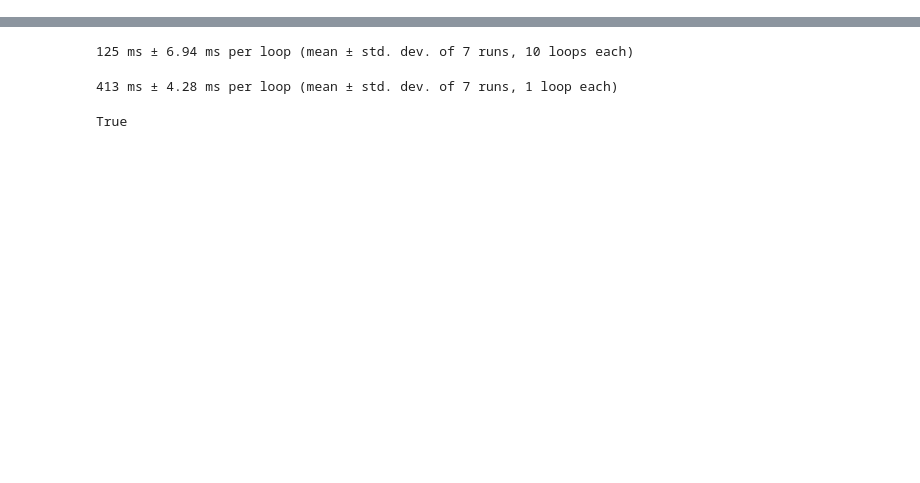
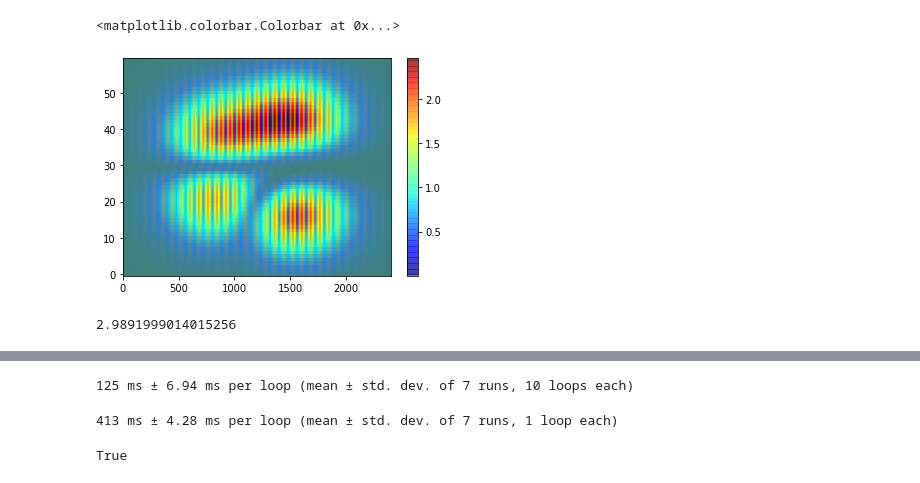
Before and after one commit to ekonyagin/wave_propagation, a Jupyter notebook: OAM-VTK.ipynb, the cells around one changed output, grey strips where cells are left out. Cells and saved outputs as stored; diff of their text form; code cells hidden in the pictures; blank space fills up the shorter version.

Commit message:
added 2nd source, experiments w/different LG_modes, minor fixes of LG_mode (eliminated 1/w multiplier)

```diff
--- a/OAM-VTK.ipynb
+++ b/OAM-VTK.ipynb
@@ -92,7 +98,8 @@ def LG_mode_accelerated(mode_params_m,
     chi = np.arctan(z/ZR)
 
 
-    toret = 1/np.sqrt(w)*(r*np.sqrt(2)/w)**np.abs(m)
+    #toret = 1/np.sqrt(w)*(r*np.sqrt(2)/w)**np.abs(m)
+    toret = (r*np.sqrt(2)/w)**np.abs(m)
 
     exp_factor = np.exp(-1j*r_sq*z/2/(ZR_sq+z_sq) + 1j*m*phi -z_sq/2/tau**2 + \
                         1j*Mp*z -1j*(2*p+np.abs(m)+1)*chi-r_sq/w_sq)
@@ -114,8 +121,8 @@ def LG_mode_fast(mode_params, tau, r, phi, z):
 
 
 
-mode_1 = mode_params(1., 0, 0, 1., 3.**2*np.pi)
-mode_2 = mode_params(0., 2, 0, 1., 3.**2*np.pi)
+mode_1 = mode_params(3., 1, 0, 1., 3.**2*np.pi)
+mode_2 = mode_params(3., 2, 0, 1., 3.**2*np.pi)
 
 xmin=-10
 xmax=10
@@ -126,7 +133,7 @@ zmax=15
 
 nofxs = 60
 nofys = 60
-nofzs = 600
+nofzs = 2400
 
 xx = np.linspace(xmin*2*np.pi, xmax*2*np.pi, nofxs)
 yy = np.linspace(ymin*2*np.pi, ymax*2*np.pi, nofys)
@@ -145,7 +152,7 @@ xiy = x + 1j*y
 phi = np.angle(xiy)
 
 tau = 4*2*np.pi
-delay = -tau
+delay = -2*tau
 
 LG_mode_1 = LG_mode_fast(mode_1, tau, r, phi, z-delay/2)
 field_x = np.abs(LG_mode_1) * np.cos(np.angle(LG_mode_1))
@@ -155,6 +162,15 @@ field_x = field_x + np.abs(LG_mode_2) * np.cos(np.angle(LG_mode_2))
 
 envelope1 = np.abs(LG_mode_1)
 envelope2 = np.abs(LG_mode_2)
+
+#np.sqrt(b1**2 + b**2 +2*b1*b*np.cos(phase1-phase))
+
+full_envelope = np.sqrt(envelope1**2 + \
+                envelope2**2 + 2*envelope1*envelope2*\
+                np.cos(np.angle(LG_mode_2)-np.angle(LG_mode_1)))
+
+#full_envelope = np.sqrt(envelope1**2 + \
+#                envelope2**2)
 
 # now i have field_x numerically representing incoming
 # how to add reflection
@@ -166,7 +182,25 @@ envelope2 = np.abs(LG_mode_2)
 # interp
 # output: interped array of fields including retarded time
 
-zmirror = envelope1/np.sqrt(1+envelope1 ** 2) * np.cos(np.angle(LG_mode_1))**2
+zmirror = full_envelope/np.sqrt(1+full_envelope ** 2) \
+          * (np.cos(np.angle(LG_mode_1)))**2
+
+zmirror = 1./(1+full_envelope ** 2)*(envelope1*np.cos(np.angle(LG_mode_1))+envelope2*np.cos(np.angle(LG_mode_2)))**2
+
 refl_field = envelope1 * np.cos(np.angle(LG_mode(mode_1, tau, r, phi, z-delay/2+zmirror)))
+# refl_field= envelope1  add sources
 
 zd = z-zmirror
+# %%
+plt.imshow(np.real(field_x[30,:,:]), aspect='auto', origin='lower', cmap=plt.jet())
+plt.imshow(full_envelope[30,:,:], aspect='auto', origin='lower', alpha=0.5)
+
+plt.colorbar()
+# %% [output]
+<matplotlib.colorbar.Colorbar at 0x...>
+[figure, added]
+# %%
+np.max(field_x)
+#genlaguerre(0, np.abs(0))
+# %% [output]
+2.9891999014015256
```
Also changed, not shown: parts of 15 cells of this notebook.
